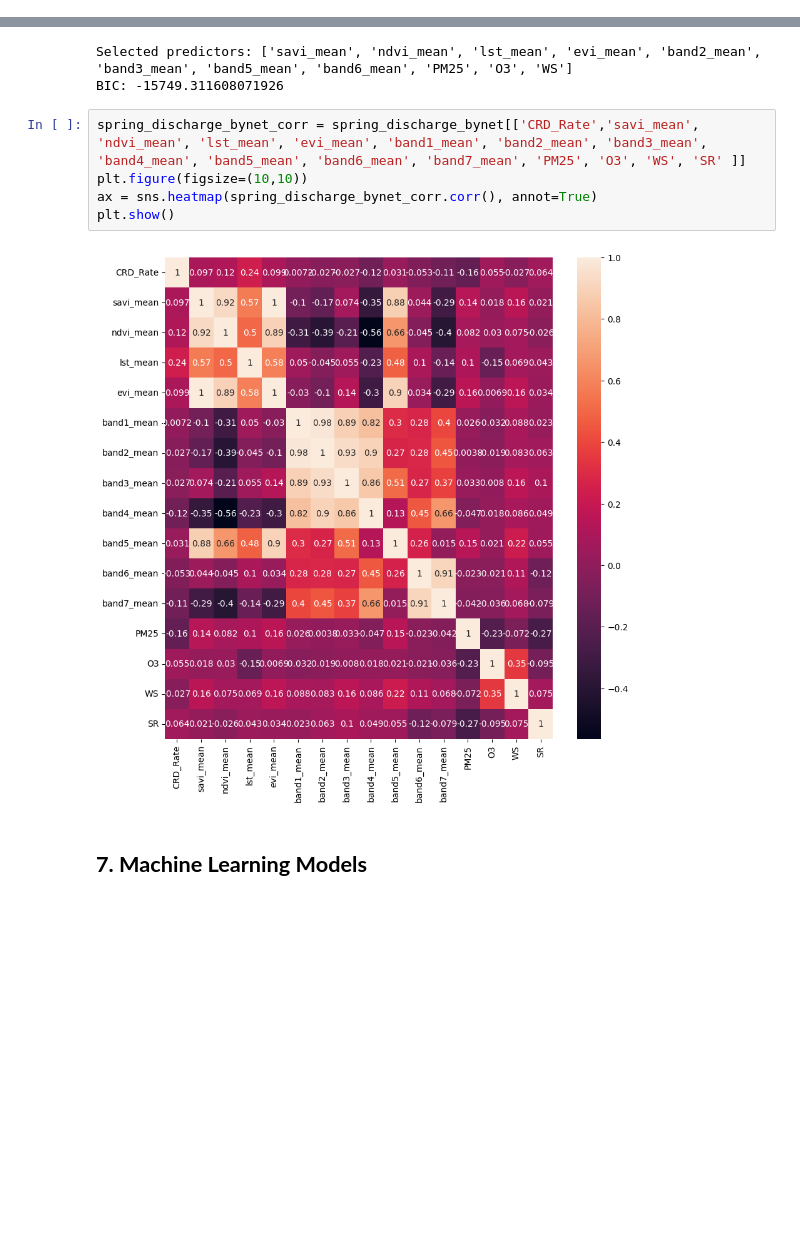
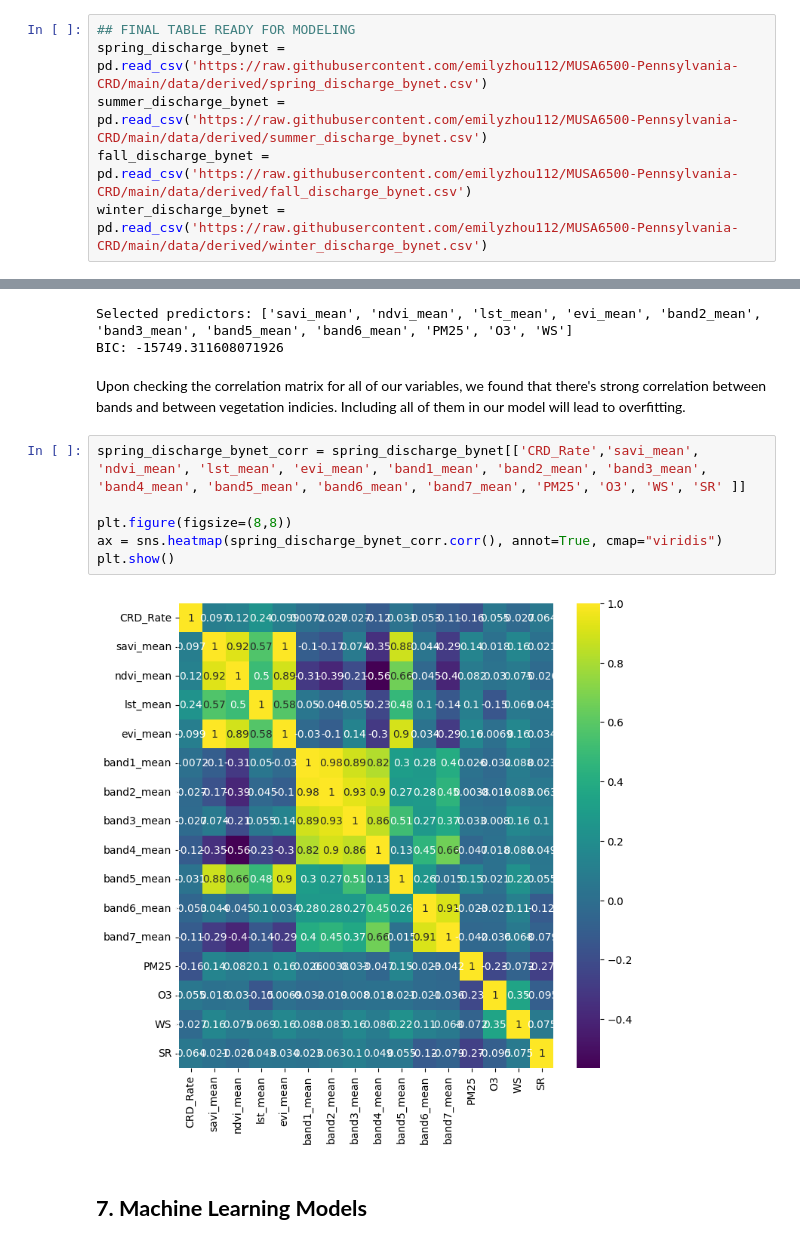
Before and after one commit to emilyzhou112/MUSA6500-Pennsylvania-CRD, a Jupyter notebook: code/PA-CRD-2024.ipynb, the cells around one changed output, grey strips where cells are left out. Saved outputs shown, nothing was run; the diff lists cells and outputs as text; blank space fills up the shorter version.

```diff
--- a/code/PA-CRD-2024.ipynb
+++ b/code/PA-CRD-2024.ipynb
@@ -1360,2 +1344,8 @@ winter_discharge_bynet = pd.read_csv('/content/drive/MyDrive/remote-sensing-fina
+# %%
+## FINAL TABLE READY FOR MODELING
+spring_discharge_bynet = pd.read_csv('https://raw.githubusercontent.com/emilyzhou112/MUSA6500-Pennsylvania-CRD/main/data/derived/spring_discharge_bynet.csv')
+summer_discharge_bynet = pd.read_csv('https://raw.githubusercontent.com/emilyzhou112/MUSA6500-Pennsylvania-CRD/main/data/derived/summer_discharge_bynet.csv')
+fall_discharge_bynet = pd.read_csv('https://raw.githubusercontent.com/emilyzhou112/MUSA6500-Pennsylvania-CRD/main/data/derived/fall_discharge_bynet.csv')
+winter_discharge_bynet = pd.read_csv('https://raw.githubusercontent.com/emilyzhou112/MUSA6500-Pennsylvania-CRD/main/data/derived/winter_discharge_bynet.csv')
 # %% [markdown]
 ## **6. Dimensionality Reduction**
@@ -1410,12 +1403,15 @@ print("BIC:", selected_bic)
 # %% [output]
 Selected predictors: ['savi_mean', 'ndvi_mean', 'lst_mean', 'evi_mean', 'band2_mean', 'band3_mean', 'band5_mean', 'band6_mean', 'PM25', 'O3', 'WS']
 BIC: -15749.311608071926
+# %% [markdown]
+Upon checking the correlation matrix for all of our variables, we found that there's strong correlation between bands and between vegetation indicies. Including all of them in our model will lead to overfitting.
 # %%
 spring_discharge_bynet_corr = spring_discharge_bynet[['CRD_Rate','savi_mean', 'ndvi_mean', 'lst_mean', 'evi_mean', 'band1_mean', 'band2_mean', 'band3_mean', 'band4_mean', 'band5_mean', 'band6_mean', 'band7_mean', 'PM25', 'O3', 'WS', 'SR' ]]
-plt.figure(figsize=(10,10))
-ax = sns.heatmap(spring_discharge_bynet_corr.corr(), annot=True)
+
+plt.figure(figsize=(8,8))
+ax = sns.heatmap(spring_discharge_bynet_corr.corr(), annot=True, cmap="viridis")
 plt.show()
 # %% [output]
-[figure, old version]
+[figure, new version]
 # %% [markdown]
 ## **7. Machine Learning Models**
```
Also changed, not shown: parts of 40 cells of this notebook.
